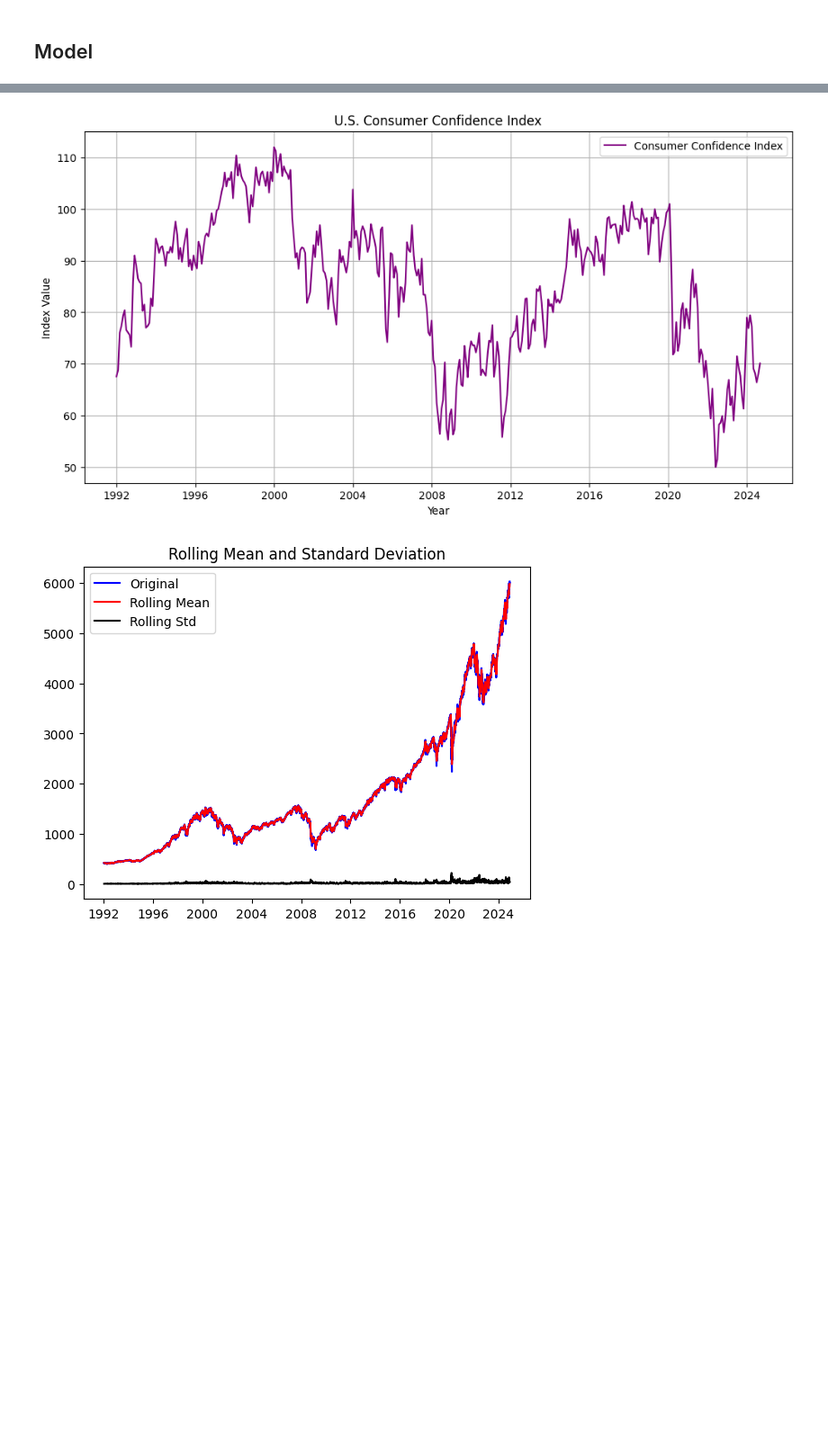
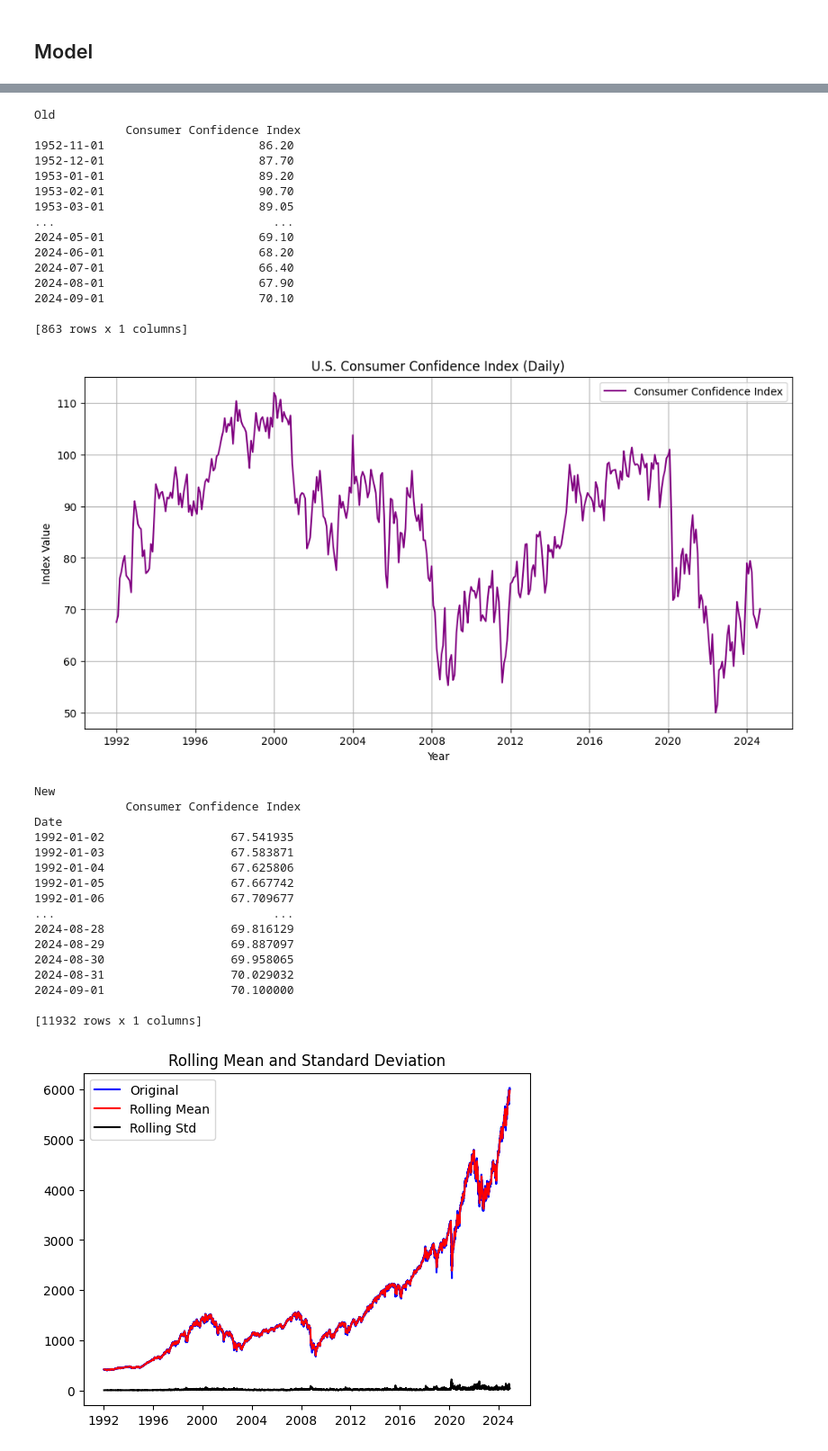
Before and after one commit to MichaelP901/Stock-Market-Predictor, a Jupyter notebook: capstone.ipynb, the cells around one changed output, grey strips where cells are left out. Shown at 90% size. Saved outputs shown, nothing was run; the diff lists cells and outputs as text; code cells hidden in the pictures; blank space fills up the shorter version.

```diff
--- a/capstone.ipynb
+++ b/capstone.ipynb
@@ -238,36 +390,69 @@ consumer_confidence_df = pd.read_csv(
 
 consumer_confidence_df = consumer_confidence_df.interpolate(method="linear")
 
 daily_index = pd.date_range(start=consumer_confidence_df.index.min(),
                             end=consumer_confidence_df.index.max(),
                             freq='D')
 
 consumer_confidence_daily = consumer_confidence_df.reindex(daily_index)
 
 consumer_confidence_daily = consumer_confidence_daily.interpolate(method="linear")
 
 consumer_confidence_daily.index.name = 'Date'
 
 consumer_confidence_daily = consumer_confidence_daily.loc[start_date:]
 
-# print(consumer_confidence_daily)
+print("Old\n",consumer_confidence_df)
 
 # Plot for Consumer Confidence Index
 plt.figure(figsize=(12, 6))
 plt.plot(
     consumer_confidence_daily.index,
     consumer_confidence_daily["Consumer Confidence Index"],
     color="purple",
     label="Consumer Confidence Index",
 )
-plt.title("U.S. Consumer Confidence Index")
+plt.title("U.S. Consumer Confidence Index (Daily)")
 plt.xlabel("Year")
 plt.ylabel("Index Value")
 plt.grid()
 plt.legend()
 plt.show()
+
+print("New\n",consumer_confidence_daily)
 # %% [output]
+Old
+             Consumer Confidence Index
+1952-11-01                      86.20
+1952-12-01                      87.70
+1953-01-01                      89.20
+1953-02-01                      90.70
+1953-03-01                      89.05
+...                               ...
+2024-05-01                      69.10
+2024-06-01                      68.20
+2024-07-01                      66.40
+2024-08-01                      67.90
+2024-09-01                      70.10
+
+[863 rows x 1 columns]
-[figure, old version]
+[figure, new version]
+New
+             Consumer Confidence Index
+Date
+1992-01-02                  67.541935
+1992-01-03                  67.583871
+1992-01-04                  67.625806
+1992-01-05                  67.667742
+1992-01-06                  67.709677
+...                               ...
+2024-08-28                  69.816129
+2024-08-29                  69.887097
+2024-08-30                  69.958065
+2024-08-31                  70.029032
+2024-09-01                  70.100000
+
+[11932 rows x 1 columns]
 # %%
 
 sp500_data.index = sp500_data.index.tz_localize(None)
```
Also changed, not shown: parts of 15 cells of this notebook.
